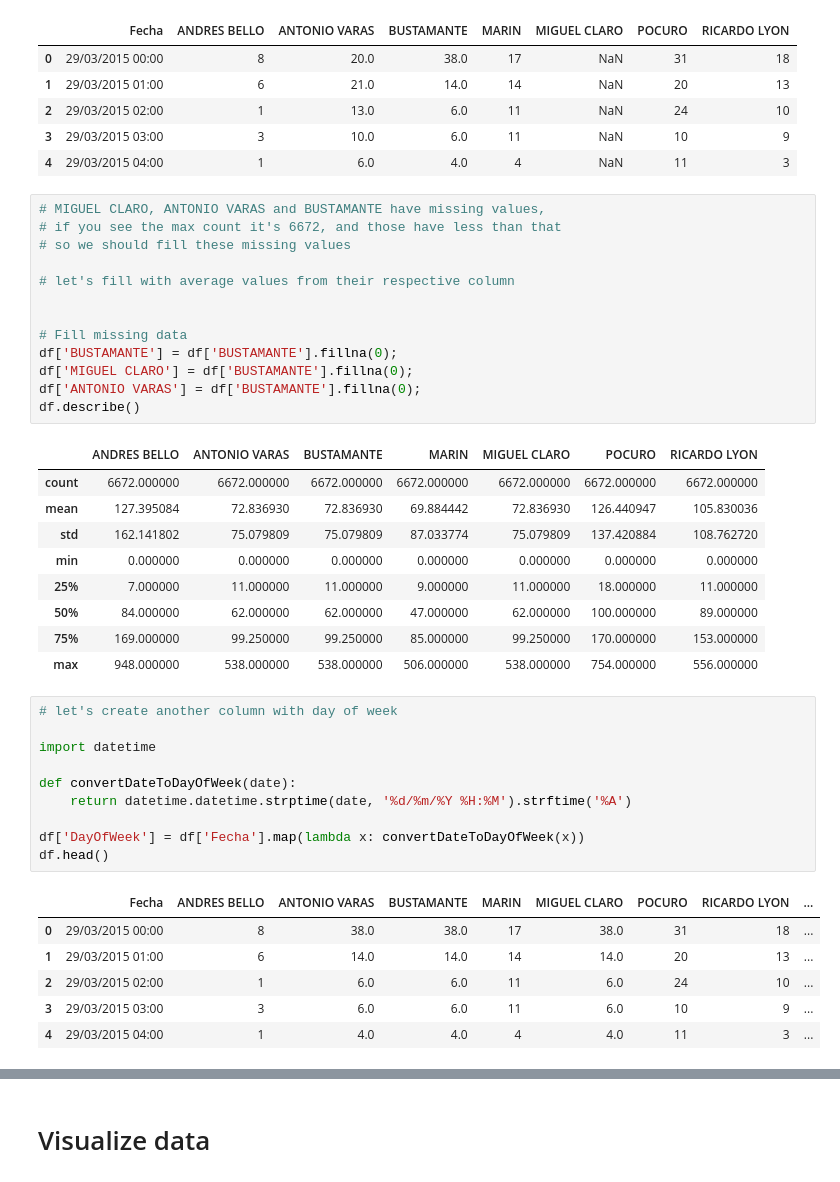
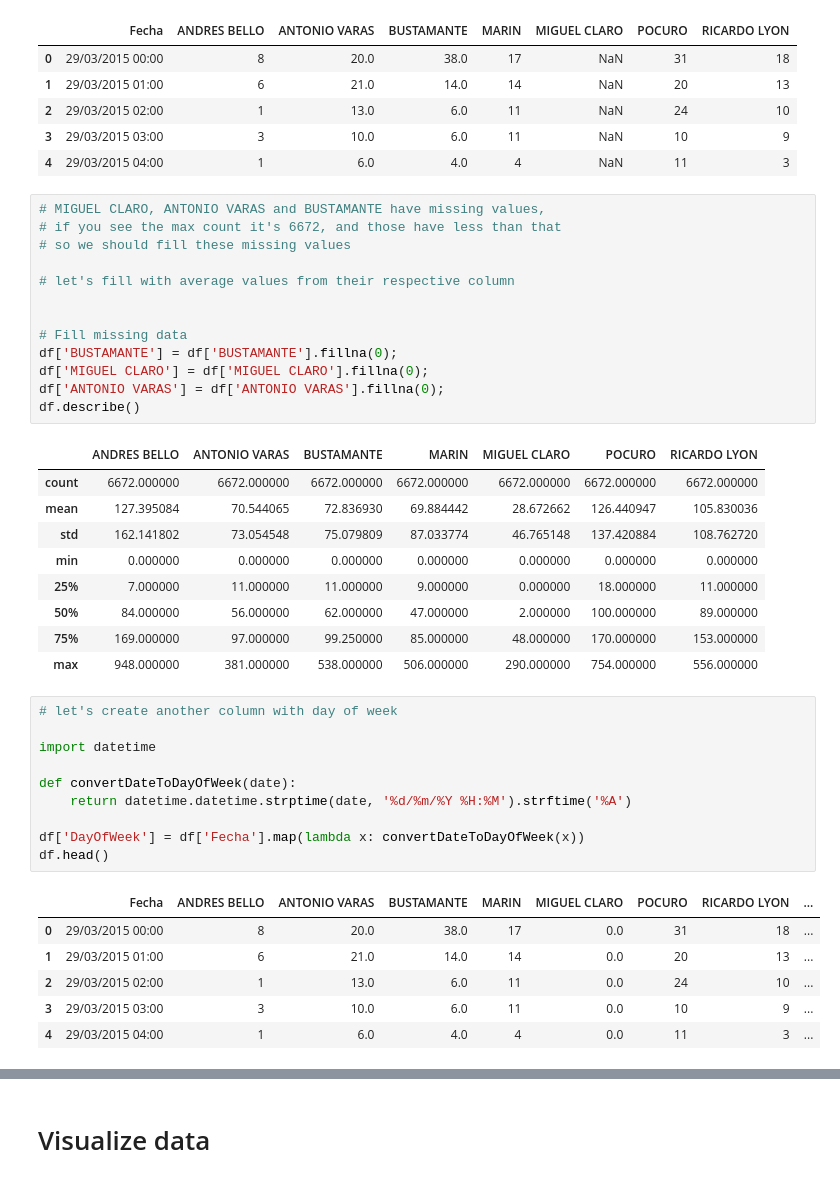
Before and after one commit to JotaSe/Bikeways-ML, a Jupyter notebook: providencia_bikeways.ipynb, the cells around one changed output, grey strips where cells are left out. Saved outputs shown, nothing was run; the diff lists cells and outputs as text.

```diff
--- a/providencia_bikeways.ipynb
+++ b/providencia_bikeways.ipynb
@@ -45,26 +45,26 @@ df.head()
 # %%
 # MIGUEL CLARO, ANTONIO VARAS and BUSTAMANTE have missing values,
 # if you see the max count it's 6672, and those have less than that
 # so we should fill these missing values
 
 # let's fill with average values from their respective column
 
 
 # Fill missing data
 df['BUSTAMANTE'] = df['BUSTAMANTE'].fillna(0);
-df['MIGUEL CLARO'] = df['BUSTAMANTE'].fillna(0);
-df['ANTONIO VARAS'] = df['BUSTAMANTE'].fillna(0);
+df['MIGUEL CLARO'] = df['MIGUEL CLARO'].fillna(0);
+df['ANTONIO VARAS'] = df['ANTONIO VARAS'].fillna(0);
 df.describe()
 # %% [output]
 |  | ANDRES BELLO | ANTONIO VARAS | BUSTAMANTE | MARIN | MIGUEL CLARO | POCURO | RICARDO LYON |
 | count | 6672.000000 | 6672.000000 | 6672.000000 | 6672.000000 | 6672.000000 | 6672.000000 | 6672.000000 |
-| mean | 127.395084 | 72.836930 | 72.836930 | 69.884442 | 72.836930 | 126.440947 | 105.830036 |
-| std | 162.141802 | 75.079809 | 75.079809 | 87.033774 | 75.079809 | 137.420884 | 108.762720 |
+| mean | 127.395084 | 70.544065 | 72.836930 | 69.884442 | 28.672662 | 126.440947 | 105.830036 |
+| std | 162.141802 | 73.054548 | 75.079809 | 87.033774 | 46.765148 | 137.420884 | 108.762720 |
 | min | 0.000000 | 0.000000 | 0.000000 | 0.000000 | 0.000000 | 0.000000 | 0.000000 |
-| 25% | 7.000000 | 11.000000 | 11.000000 | 9.000000 | 11.000000 | 18.000000 | 11.000000 |
-| 50% | 84.000000 | 62.000000 | 62.000000 | 47.000000 | 62.000000 | 100.000000 | 89.000000 |
-| 75% | 169.000000 | 99.250000 | 99.250000 | 85.000000 | 99.250000 | 170.000000 | 153.000000 |
-| max | 948.000000 | 538.000000 | 538.000000 | 506.000000 | 538.000000 | 754.000000 | 556.000000 |
+| 25% | 7.000000 | 11.000000 | 11.000000 | 9.000000 | 0.000000 | 18.000000 | 11.000000 |
+| 50% | 84.000000 | 56.000000 | 62.000000 | 47.000000 | 2.000000 | 100.000000 | 89.000000 |
+| 75% | 169.000000 | 97.000000 | 99.250000 | 85.000000 | 48.000000 | 170.000000 | 153.000000 |
+| max | 948.000000 | 381.000000 | 538.000000 | 506.000000 | 290.000000 | 754.000000 | 556.000000 |
 # %%
 # let's create another column with day of week
 
@@ -77,11 +77,11 @@ df['DayOfWeek'] = df['Fecha'].map(lambda x: convertDateToDayOfWeek(x))
 df.head()
 # %% [output]
 |  | Fecha | ANDRES BELLO | ANTONIO VARAS | BUSTAMANTE | MARIN | MIGUEL CLARO | POCURO | RICARDO LYON | ... |
-| 0 | 29/03/2015 00:00 | 8 | 38.0 | 38.0 | 17 | 38.0 | 31 | 18 | ... |
-| 1 | 29/03/2015 01:00 | 6 | 14.0 | 14.0 | 14 | 14.0 | 20 | 13 | ... |
-| 2 | 29/03/2015 02:00 | 1 | 6.0 | 6.0 | 11 | 6.0 | 24 | 10 | ... |
-| 3 | 29/03/2015 03:00 | 3 | 6.0 | 6.0 | 11 | 6.0 | 10 | 9 | ... |
-| 4 | 29/03/2015 04:00 | 1 | 4.0 | 4.0 | 4 | 4.0 | 11 | 3 | ... |
+| 0 | 29/03/2015 00:00 | 8 | 20.0 | 38.0 | 17 | 0.0 | 31 | 18 | ... |
+| 1 | 29/03/2015 01:00 | 6 | 21.0 | 14.0 | 14 | 0.0 | 20 | 13 | ... |
+| 2 | 29/03/2015 02:00 | 1 | 13.0 | 6.0 | 11 | 0.0 | 24 | 10 | ... |
+| 3 | 29/03/2015 03:00 | 3 | 10.0 | 6.0 | 11 | 0.0 | 10 | 9 | ... |
+| 4 | 29/03/2015 04:00 | 1 | 6.0 | 4.0 | 4 | 0.0 | 11 | 3 | ... |
 # %%
 # Let's create a new column "hour"
 
```
Also changed, not shown: parts of 17 cells of this notebook.
